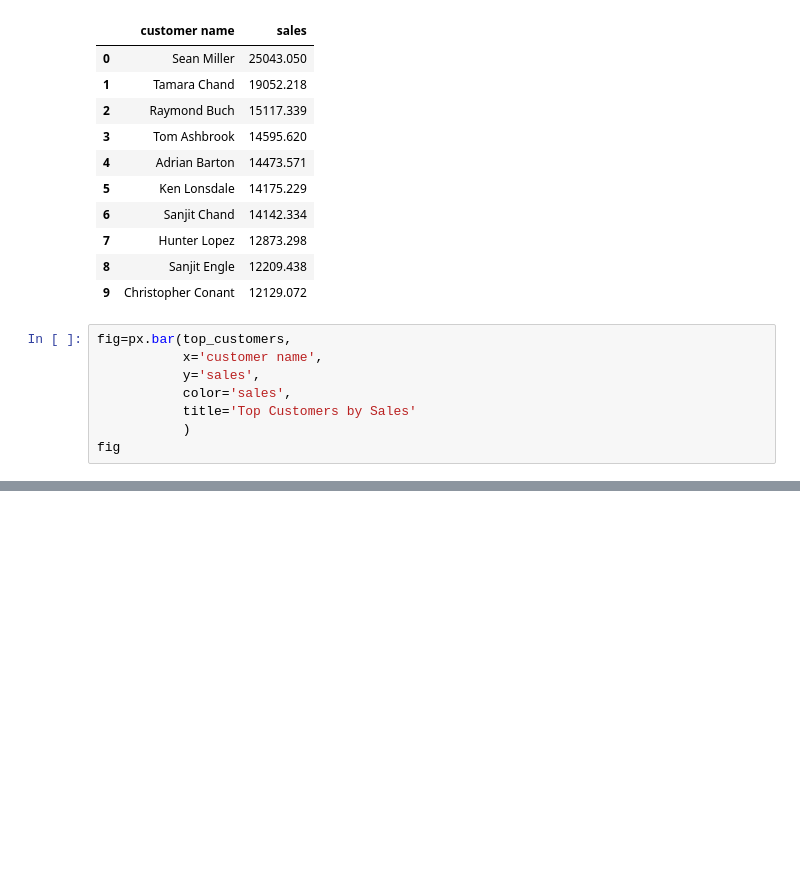
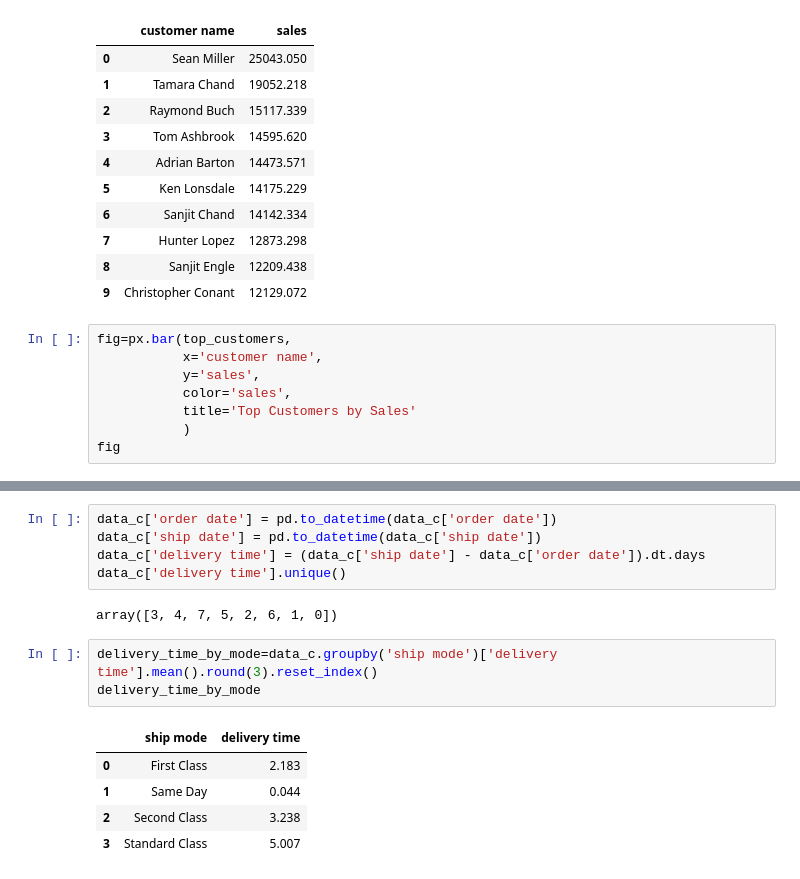
Before and after one commit to Amalgamator04/E-commerce-analysis, a Jupyter notebook: analysis.ipynb, the cells around one changed output, grey strips where cells are left out. Drawn from its saved outputs; the diff is of its cells as text; blank space fills up the shorter version.

```diff
--- a/analysis.ipynb
+++ b/analysis.ipynb
@@ -146,0 +214,16 @@ fig
+# %%
+data_c['order date'] = pd.to_datetime(data_c['order date'])
+data_c['ship date'] = pd.to_datetime(data_c['ship date'])
+data_c['delivery time'] = (data_c['ship date'] - data_c['order date']).dt.days
+data_c['delivery time'].unique()
+# %% [output]
+array([3, 4, 7, 5, 2, 6, 1, 0])
+# %%
+delivery_time_by_mode=data_c.groupby('ship mode')['delivery time'].mean().round(3).reset_index()
+delivery_time_by_mode
+# %% [output]
+|  | ship mode | delivery time |
+| 0 | First Class | 2.183 |
+| 1 | Same Day | 0.044 |
+| 2 | Second Class | 3.238 |
+| 3 | Standard Class | 5.007 |
```
Also changed, not shown: parts of 9 cells of this notebook.
